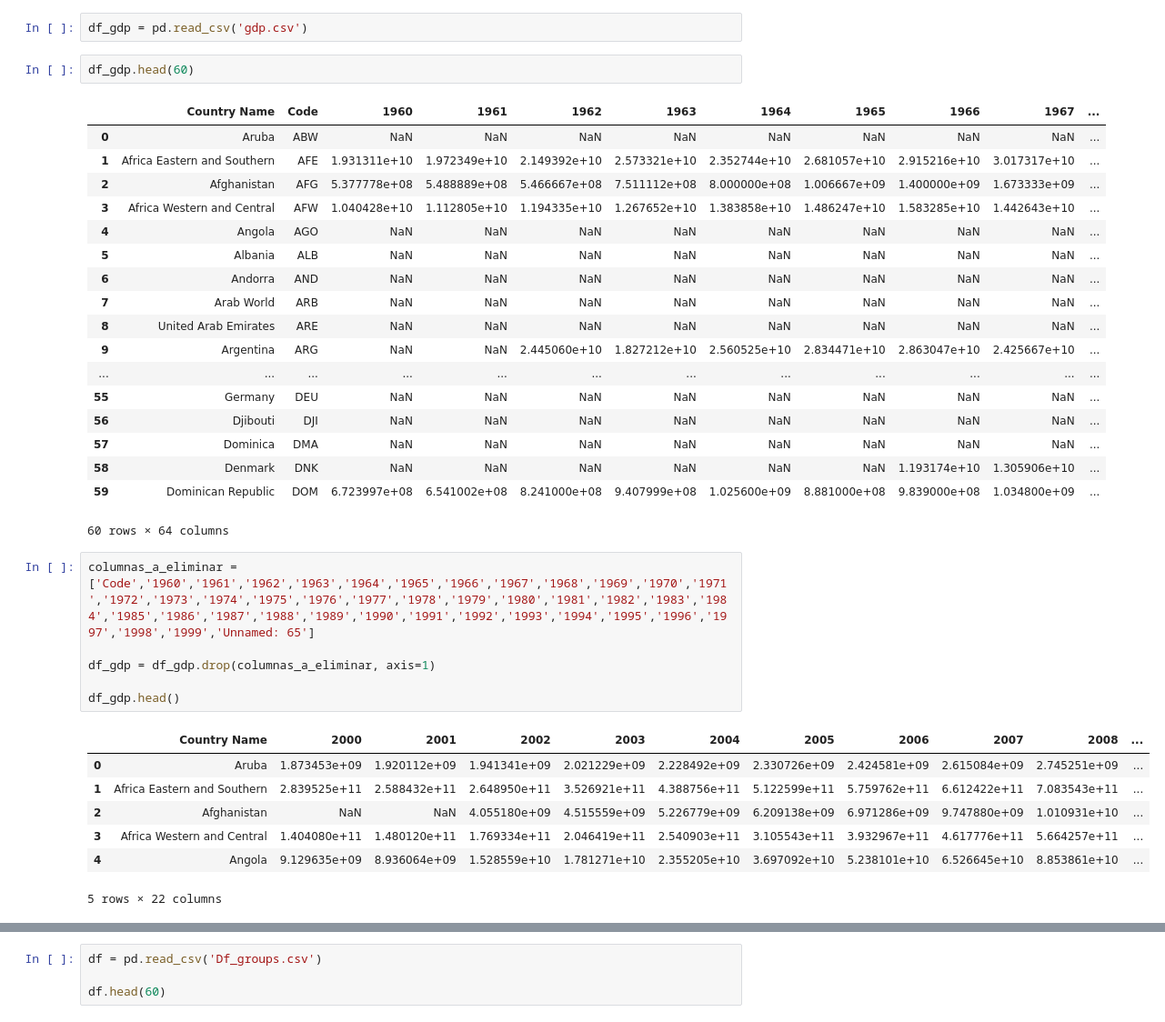
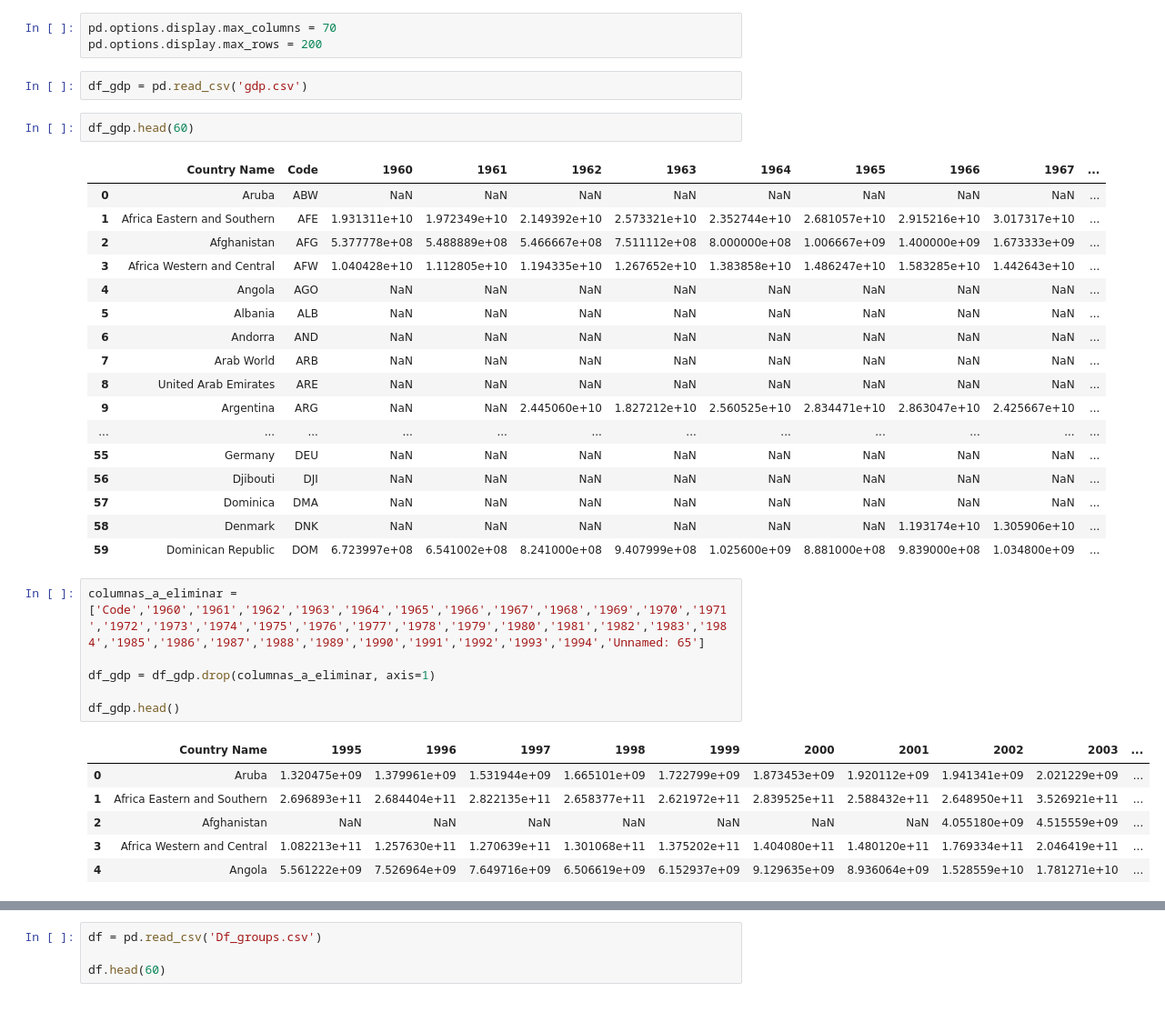
Before and after one commit to Gbau11/Proyecto, a Jupyter notebook: Groups.ipynb, the cells around one changed output, grey strips where cells are left out. Shown at 91% size. Drawn from its saved outputs; the diff is of its cells as text.

```diff
--- a/Groups.ipynb
+++ b/Groups.ipynb
@@ -1,5 +1,8 @@
 # %%
 import pandas as pd
+# %%
+pd.options.display.max_columns = 70
+pd.options.display.max_rows = 200
 # %%
 df_gdp = pd.read_csv('gdp.csv')
 # %%
@@ -22,21 +25,19 @@ df_gdp.head(60)
 | 57 | Dominica | DMA | NaN | NaN | NaN | NaN | NaN | NaN | NaN | NaN | ... |
 | 58 | Denmark | DNK | NaN | NaN | NaN | NaN | NaN | NaN | 1.193174e+10 | 1.305906e+10 | ... |
 | 59 | Dominican Republic | DOM | 6.723997e+08 | 6.541002e+08 | 8.241000e+08 | 9.407999e+08 | 1.025600e+09 | 8.881000e+08 | 9.839000e+08 | 1.034800e+09 | ... |
-60 rows × 64 columns
 # %%
-columnas_a_eliminar = ['Code','1960','1961','1962','1963','1964','1965','1966','1967','1968','1969','1970','1971','1972','1973','1974','1975','1976','1977','1978','1979','1980','1981','1982','1983','1984','1985','1986','1987','1988','1989','1990','1991','1992','1993','1994','1995','1996','1997','1998','1999','Unnamed: 65']
+columnas_a_eliminar = ['Code','1960','1961','1962','1963','1964','1965','1966','1967','1968','1969','1970','1971','1972','1973','1974','1975','1976','1977','1978','1979','1980','1981','1982','1983','1984','1985','1986','1987','1988','1989','1990','1991','1992','1993','1994','Unnamed: 65']
 
 df_gdp = df_gdp.drop(columnas_a_eliminar, axis=1)
 
 df_gdp.head()
 # %% [output]
-|  | Country Name | 2000 | 2001 | 2002 | 2003 | 2004 | 2005 | 2006 | 2007 | 2008 | ... |
-| 0 | Aruba | 1.873453e+09 | 1.920112e+09 | 1.941341e+09 | 2.021229e+09 | 2.228492e+09 | 2.330726e+09 | 2.424581e+09 | 2.615084e+09 | 2.745251e+09 | ... |
-| 1 | Africa Eastern and Southern | 2.839525e+11 | 2.588432e+11 | 2.648950e+11 | 3.526921e+11 | 4.388756e+11 | 5.122599e+11 | 5.759762e+11 | 6.612422e+11 | 7.083543e+11 | ... |
-| 2 | Afghanistan | NaN | NaN | 4.055180e+09 | 4.515559e+09 | 5.226779e+09 | 6.209138e+09 | 6.971286e+09 | 9.747880e+09 | 1.010931e+10 | ... |
-| 3 | Africa Western and Central | 1.404080e+11 | 1.480120e+11 | 1.769334e+11 | 2.046419e+11 | 2.540903e+11 | 3.105543e+11 | 3.932967e+11 | 4.617776e+11 | 5.664257e+11 | ... |
-| 4 | Angola | 9.129635e+09 | 8.936064e+09 | 1.528559e+10 | 1.781271e+10 | 2.355205e+10 | 3.697092e+10 | 5.238101e+10 | 6.526645e+10 | 8.853861e+10 | ... |
+|  | Country Name | 1995 | 1996 | 1997 | 1998 | 1999 | 2000 | 2001 | 2002 | 2003 | ... |
+| 0 | Aruba | 1.320475e+09 | 1.379961e+09 | 1.531944e+09 | 1.665101e+09 | 1.722799e+09 | 1.873453e+09 | 1.920112e+09 | 1.941341e+09 | 2.021229e+09 | ... |
+| 1 | Africa Eastern and Southern | 2.696893e+11 | 2.684404e+11 | 2.822135e+11 | 2.658377e+11 | 2.621972e+11 | 2.839525e+11 | 2.588432e+11 | 2.648950e+11 | 3.526921e+11 | ... |
+| 2 | Afghanistan | NaN | NaN | NaN | NaN | NaN | NaN | NaN | 4.055180e+09 | 4.515559e+09 | ... |
+| 3 | Africa Western and Central | 1.082213e+11 | 1.257630e+11 | 1.270639e+11 | 1.301068e+11 | 1.375202e+11 | 1.404080e+11 | 1.480120e+11 | 1.769334e+11 | 2.046419e+11 | ... |
+| 4 | Angola | 5.561222e+09 | 7.526964e+09 | 7.649716e+09 | 6.506619e+09 | 6.152937e+09 | 9.129635e+09 | 8.936064e+09 | 1.528559e+10 | 1.781271e+10 | ... |
-5 rows × 22 columns
 # %%
 df_gdp
 # %% [output]
```
Also changed, not shown: parts of 51 cells of this notebook.
